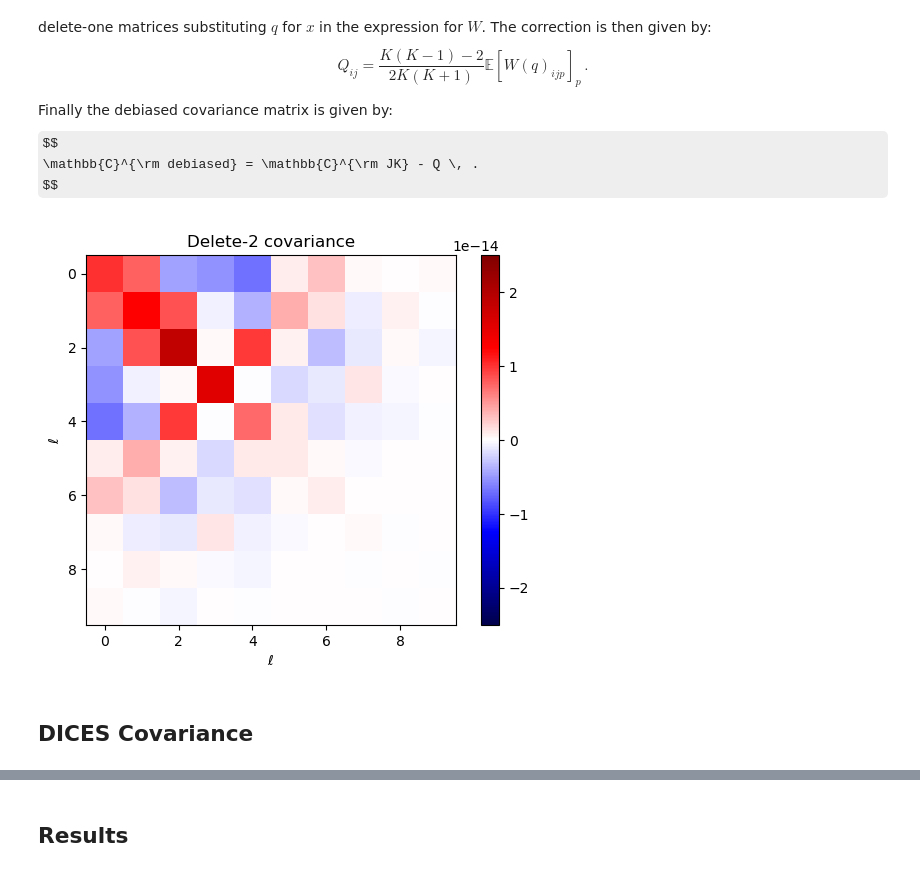
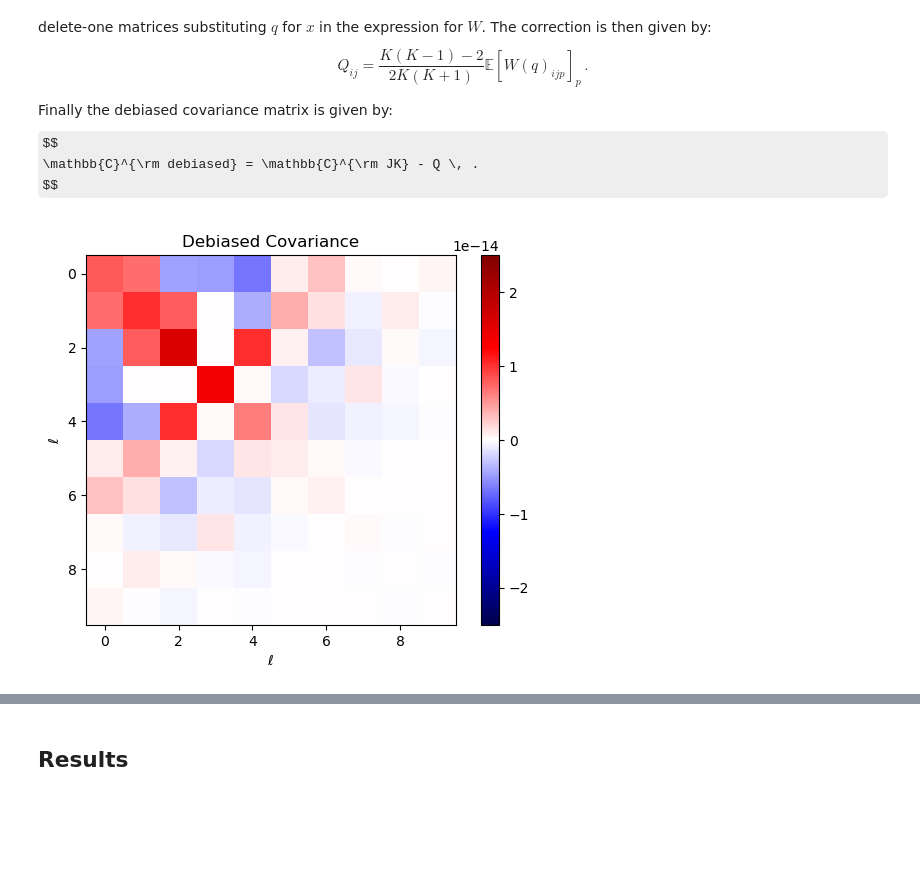
Before and after one commit to heracles-ec/heracles, a Jupyter notebook: examples/example_covariance.ipynb, the cells around one changed output, grey strips where cells are left out. Saved outputs shown, nothing was run; the diff lists cells and outputs as text; code cells hidden in the pictures; some formulas as TeX source; blank space fills up the shorter version.

```diff
--- a/examples/example_covariance.ipynb
+++ b/examples/example_covariance.ipynb
@@ -193,7 +193,7 @@ $$
 such that $W_{ijk} \rightarrow 0$ and thus $\mathbb{E} [W_{ijk}]_k \rightarrow 0$.
 However, the prefactor $(K-1)$ ensures that the Jackknige covariance doesn't vanish as $K$ increases.
 # %%
-cov_jk = dices.jackknife_covariance(cqs0, cqs1)
+cov_jk = dices.jackknife_covariance(cqs1.values())
 # %%
 plt.imshow(cov_jk[("POS", "POS", "POS", "POS", 1, 1, 1, 1)],
            vmin=-2.5*10**-14, vmax=2.5*10**-14, cmap="seismic")
@@ -281,12 +239,10 @@ debiased_cov_jk = dices.debias_covariance(
 # %%
 plt.imshow(debiased_cov_jk[("POS", "POS", "POS", "POS", 1, 1, 1, 1)],
            vmin=-2.5*10**-14, vmax=2.5*10**-14, cmap="seismic")
 plt.colorbar()
-plt.title("Delete-2 covariance")
+plt.title("Debiased Covariance")
 plt.ylabel(r"$\ell$")
 plt.xlabel(r"$\ell$")
 plt.show()
 # %% [output]
-[figure, old version]
+[figure, new version]
-# %% [markdown]
-## DICES Covariance
```
Also changed, not shown: parts of 13 cells of this notebook, 8 other files.
